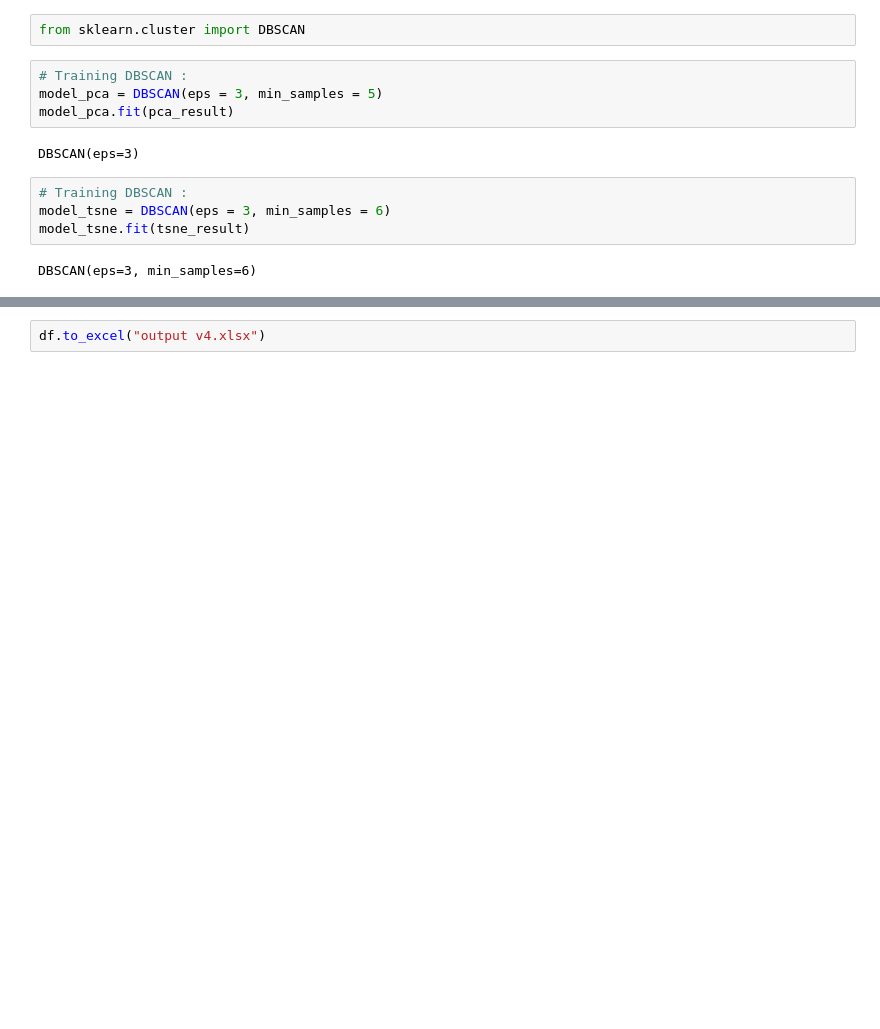
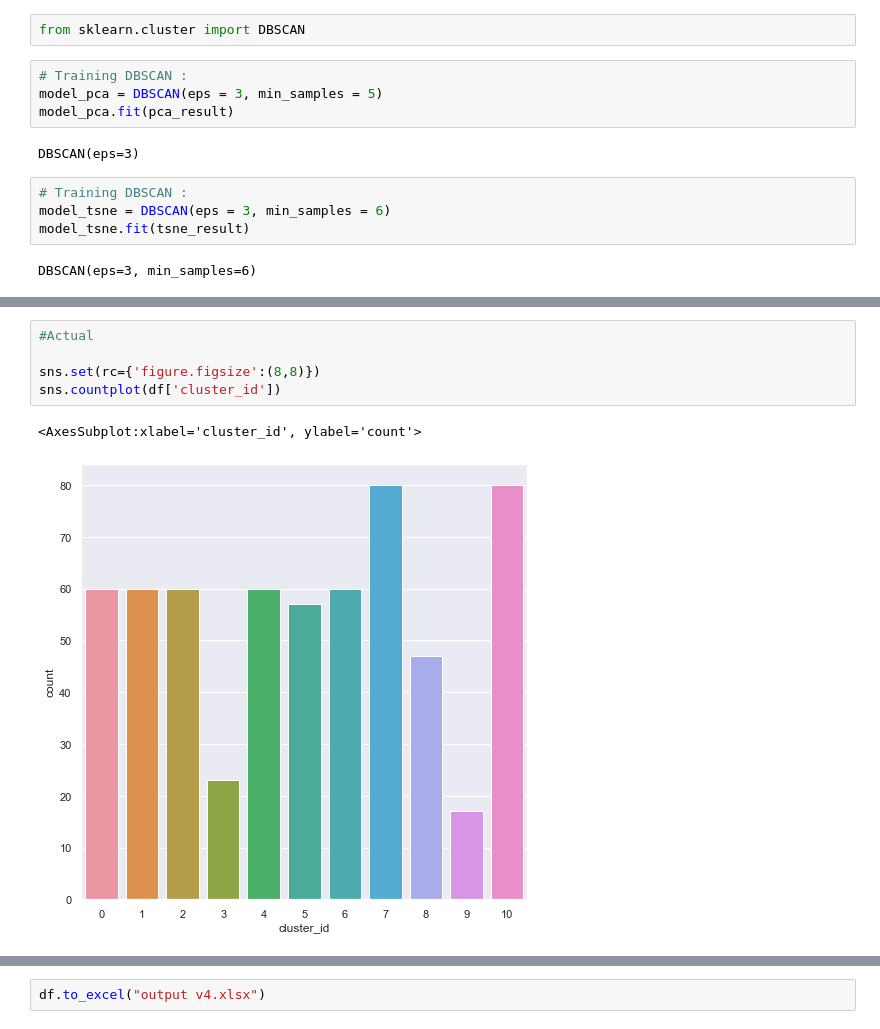
Before and after one commit to dhruvjha206/Unsupervised-Text-Clustering-using-NLP, a Jupyter notebook: Clustering of phrases v4.ipynb, the cells around one changed output, grey strips where cells are left out. Saved outputs shown, nothing was run; the diff lists cells and outputs as text; blank space fills up the shorter version.

```diff
--- a/Clustering of phrases v4.ipynb
+++ b/Clustering of phrases v4.ipynb
@@ -240,0 +258,8 @@ Name: phrase, dtype: int64
+# %%
+#Actual
+
+sns.set(rc={'figure.figsize':(8,8)})
+sns.countplot(df['cluster_id'])
+# %% [output]
+<AxesSubplot:xlabel='cluster_id', ylabel='count'>
+[figure, added]
```
Also changed, not shown: parts of 10 cells of this notebook.
